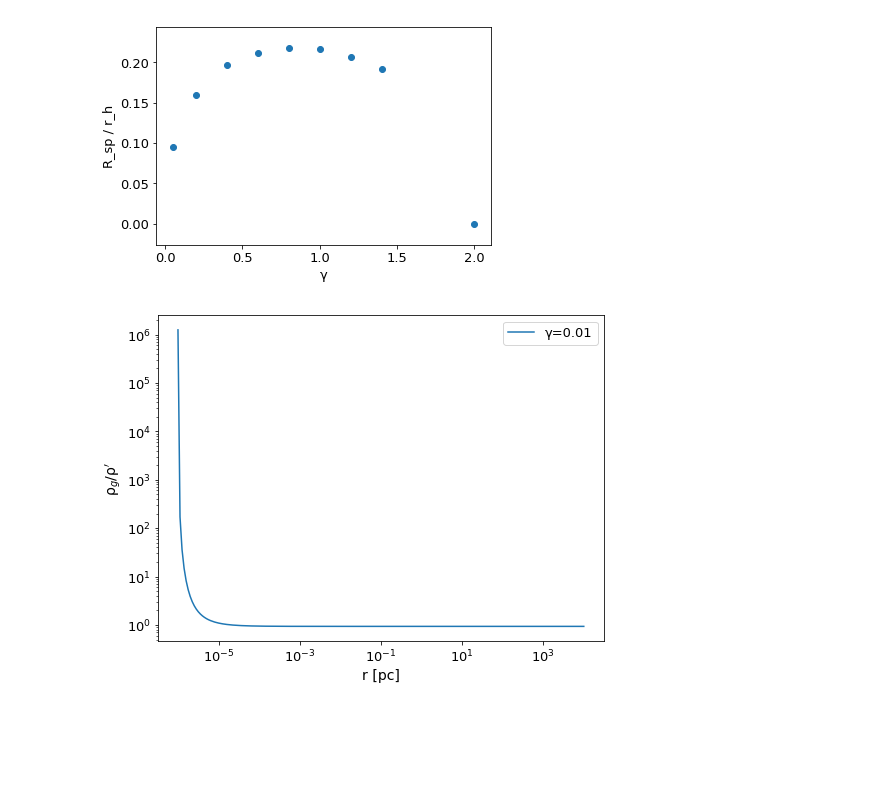
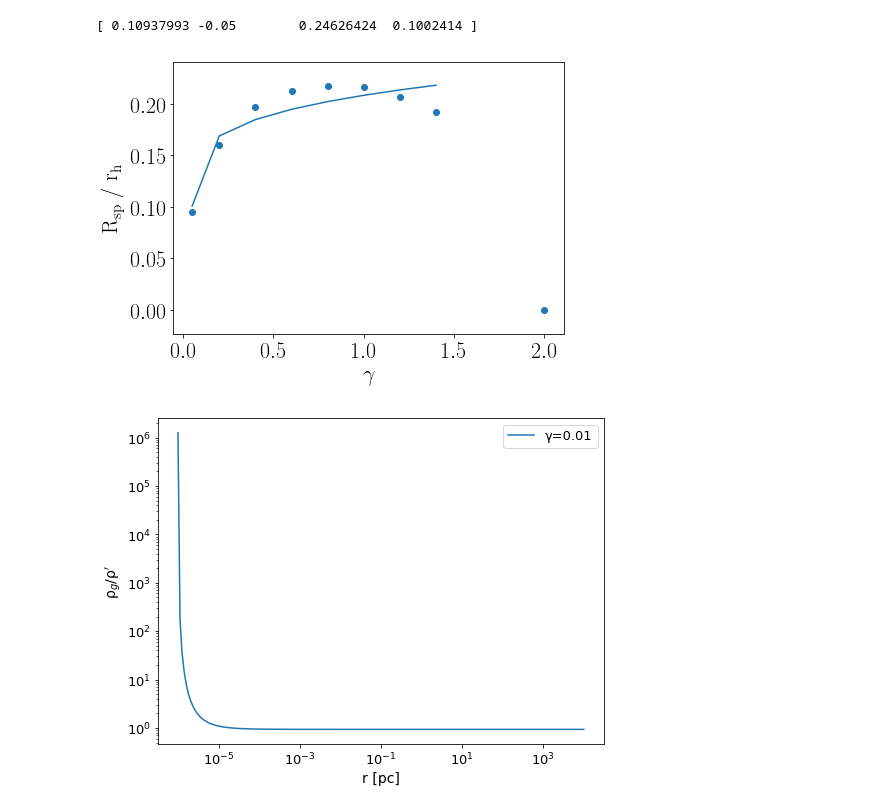
Before and after one commit to kostas-ant/MSc_project, a Jupyter notebook: spike_density.ipynb, the cells around one changed output. Drawn from its saved outputs; the diff is of its cells as text; code cells hidden in the pictures; blank space fills up the shorter version.

```diff
--- a/spike_density.ipynb
+++ b/spike_density.ipynb
@@ -16,0 +11,6 @@ $\displaystyle \frac{0.666666666666667 r^{\frac{\gamma}{2 \left(4 - \gamma\right
+# %%
+from matplotlib import rc
+plt.rcParams.update({'font.size': 22})
+rc('text', usetex=True)
+rc('font', **{'family': 'DejaVu Sans', 'serif': ['Computer Modern']})
+# plt.rcParams.update({'figure.autolayout': True})
@@ -98,24 +160,27 @@ def model(x, *par, Rs_m=Rs1):
     return par[0]*(1-4*Rs_m/x)**par[1]
 
 xval = r
-yval = integ4
-params, cov = spopt.curve_fit(model, xval, yval, p0=[1, 3], sigma=err1)
+yval = integ3
+params, cov = spopt.curve_fit(model, xval, yval, p0=[1, 3], sigma=err3)
 print(params)
-yerr =(err1)
-yy=(integ1)
+yerr =(err3)
+yy=(integ3)
+a_gam = 0.14
+gam = 0.4
 
-plt.rcParams.update({'font.size': 13})
 plt.figure(figsize=(9,7))
-plt.plot(r, model(r,*params), label='model')
-plt.plot(r, params[0]*(1-4*Rs1/r)**3, label='Gondolo & Silk')
+plt.plot(r, model(r,*params), label=r'model')
+# plt.plot(r, a_gam**((gam-3)**2/(4-gam))* (1-4*Rs1/r)**3, label='Gondolo & Silk')
 #plt.plot(r, a1*b1*integ1*r**(-gam_sp1))
-plt.errorbar(r, yy, yerr=yerr, fmt=".", label='numerical result')
+plt.errorbar(r, yy, yerr=yerr, fmt=".", label=r'numerical result')
 # plt.plot(r, a1*params[0]*r**(-gam_sp1), label='without g(r)')
 plt.legend()
-plt.xlabel('r [pc]', fontsize=14)
-plt.ylabel('a g$_γ$', fontsize=14)
+plt.xlabel('$r \ [\mathrm{pc}]$')
+plt.ylabel('${a}_{\gamma}  g_{\gamma}(r)$')
 plt.xscale('log')
 plt.yscale('log')
+plt.ylim(1e-2, 10)
 plt.xlim(6e-7,1e-4)
+plt.savefig('GS_plots/num_result', dpi=400)
 plt.show()
 # %% [output]
@@ -187,17 +269,27 @@ Text(0, 0.5, 'r$_h$ [pc]')
 # %%
+def rmodel(x, *par):
+    return par[0]*(x+par[1])**par[2] + par[3]
 # r_h vs R_sp
 R_sp = np.zeros(9)
 gam_arr2 = np.array([0.05, 0.2, 0.4, 0.6, 0.8, 1., 1.2, 1.4, 2])
 a_g = np.array([0.0733, 0.12, 0.14, 0.142, 0.135, 0.122, 0.103, 0.0818, 0.0177])
 R_sp[:-1] = a_g[:-1]*0.1*(M/(rho0(0.1,gam_arr2)[:-1]*0.1**3))**(1/(3-gam_arr2[:-1]))
 r_h_arr2 = r_h(gam_arr2, M, rho0(0.1,gam_arr2), 0.1)
 
+rpars, rcov = spopt.curve_fit(rmodel, gam_arr2[:-1], (R_sp/r_h_arr2)[:-1], p0=[0.1085, 0.05, 0.2216339, 0.1013262])
+print(rpars)
+
+# plt.rcParams.update({'figure.autolayout': True})
+plt.figure(figsize=(7,5))
 plt.scatter(gam_arr2, R_sp/r_h_arr2)
-plt.xlabel('γ')
-plt.ylabel('R_sp / r_h')
+plt.plot(gam_arr2[:-1], rmodel(gam_arr2[:-1], *rpars))
+plt.xlabel(r'$\gamma$')
+plt.ylabel('R$_{\mathrm{sp}}$ / r$_\mathrm{h}$')
+plt.savefig('GS_plots/r_h-R_sp')
 plt.show()
 # %% [output]
+[ 0.10937993 -0.05        0.24626424  0.1002414 ]
-[figure, old version]
+[figure, new version]
 # %%
 rho_g = (rho_prime(a1,params[0],r,gam_sp1))
 plt.figure(figsize=(8,6))
```
Also changed, not shown: parts of 21 cells of this notebook, 1 other file.
